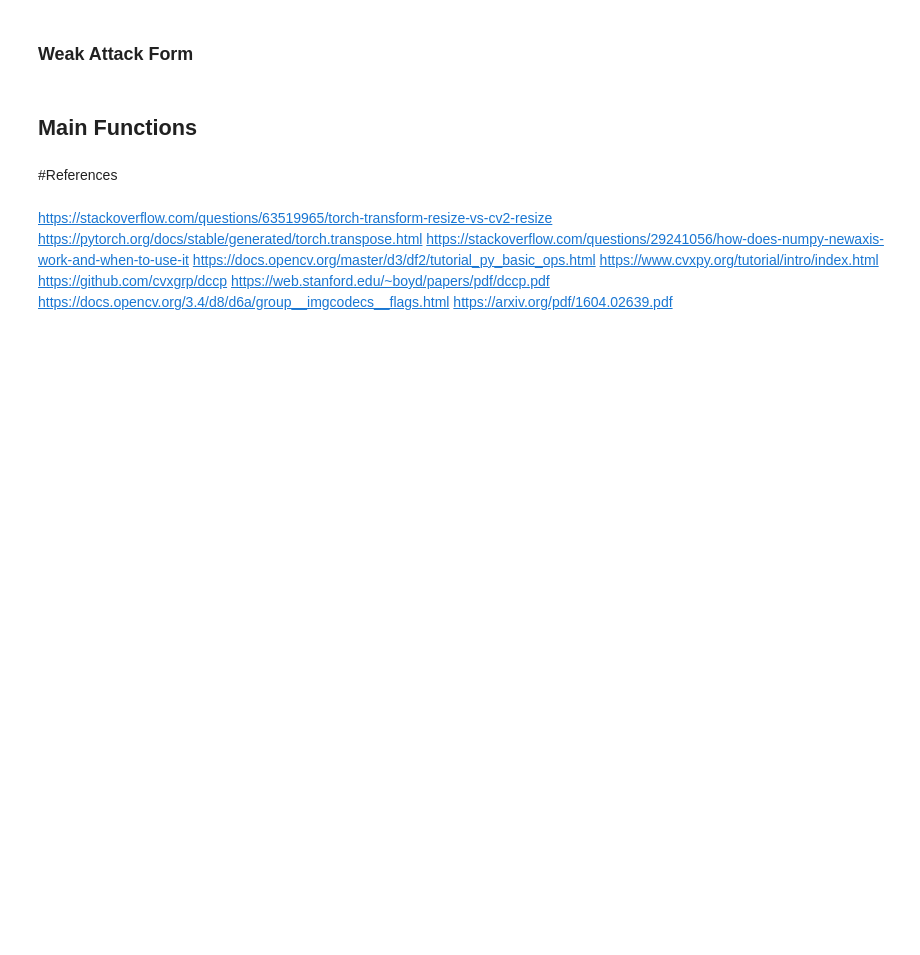
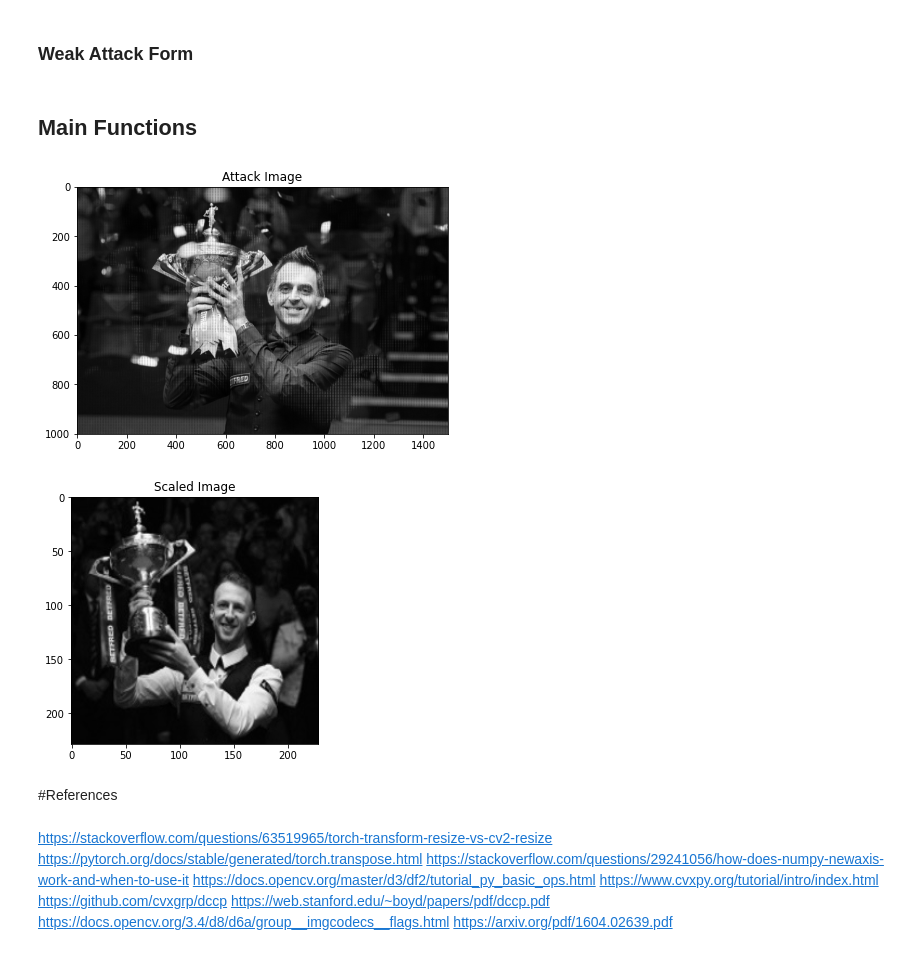
Before and after one commit to azizanwazir/comp0055_seeing_is_not_believing, a Jupyter notebook: scaling_attack.ipynb, the cells around one changed output. Cells and saved outputs as stored; diff of their text form; code cells hidden in the pictures; blank space fills up the shorter version.

Commit message:
Fixed a small bug, added more images, created attack images using standard (229, 229) output size

```diff
--- a/scaling_attack.ipynb
+++ b/scaling_attack.ipynb
@@ -488,14 +485,14 @@ def StrongAttackFormGray(Scale, src_img, tgt_img):
   delta_v = np.zeros((s_m, t_n))#, dtype=np.uintc)
 
   for col in range(0, t_n):
-    delta_v[:,col] = GetPerturbationsCL(int_src_img[:,col], tgt_img[:,col], CL, 0.01, IN_max)
+    delta_v[:,col] = GetPerturbationsCL(int_src_img[:,col], tgt_img[:,col], CL, 0.01, IN_max, 'min')
 
   int_atk_img = int_src_img + delta_v
 
   delta_h = np.zeros((src_img.shape))#, dtype=np.uintc)
 
   for row in range(0, s_m):
-    delta_h[row,:] = GetPerturbationsCR(src_img[row,:], int_atk_img[row,:], CR, 0.01, IN_max)
+    delta_h[row,:] = GetPerturbationsCR(src_img[row,:], int_atk_img[row,:], CR, 0.01, IN_max, 'min')
 
   atk_img = src_img + delta_h
   return atk_img
@@ -543,27 +540,31 @@ def WeakAttackFormGray(Scale, src_height, src_width, tgt_img):
 # %%
 # Run Strong Attack Form
 
 # Get source and target images
-src = cv2.imread(jeff, 0)
-tgt = cv2.imread(stonks, 0)
+src = cv2.imread(ronnie, 0)
+tgt = cv2.imread(judd, 0)
 a,b = tgt.shape
 
 # Generate attack image
 atk_img = StrongAttackFormGray(resizeCV2, src, tgt)
 
 # Display attack image and output image (scaled attack image)
 plt.figure(figsize=(20,10))
 plt.subplot(2, 2, 1)
 plt.title('Attack Image')
 plt.imshow(atk_img,cmap='gray', vmin=0, vmax=255)
 
 plt.figure(figsize=(20,10))
 plt.subplot(2, 2, 2)
 plt.title('Scaled Image')
 plt.imshow(resizeCV2(atk_img, a, b), cmap='gray', vmin=0, vmax=255)
 
 # # Save attack image locally (change file name and don't forget to download)
 # plt.imsave('{attack image name here}.jpg', atk_img, cmap='gray')
+# plt.imsave('atk_ronnie.jpg', atk_img, cmap='gray')
+# %% [output]
+[figure, added]
+[figure, added]
 # %%
 # Run Weak Attack Form
 
```
Also changed, not shown: parts of 3 cells of this notebook, 15 other files.
